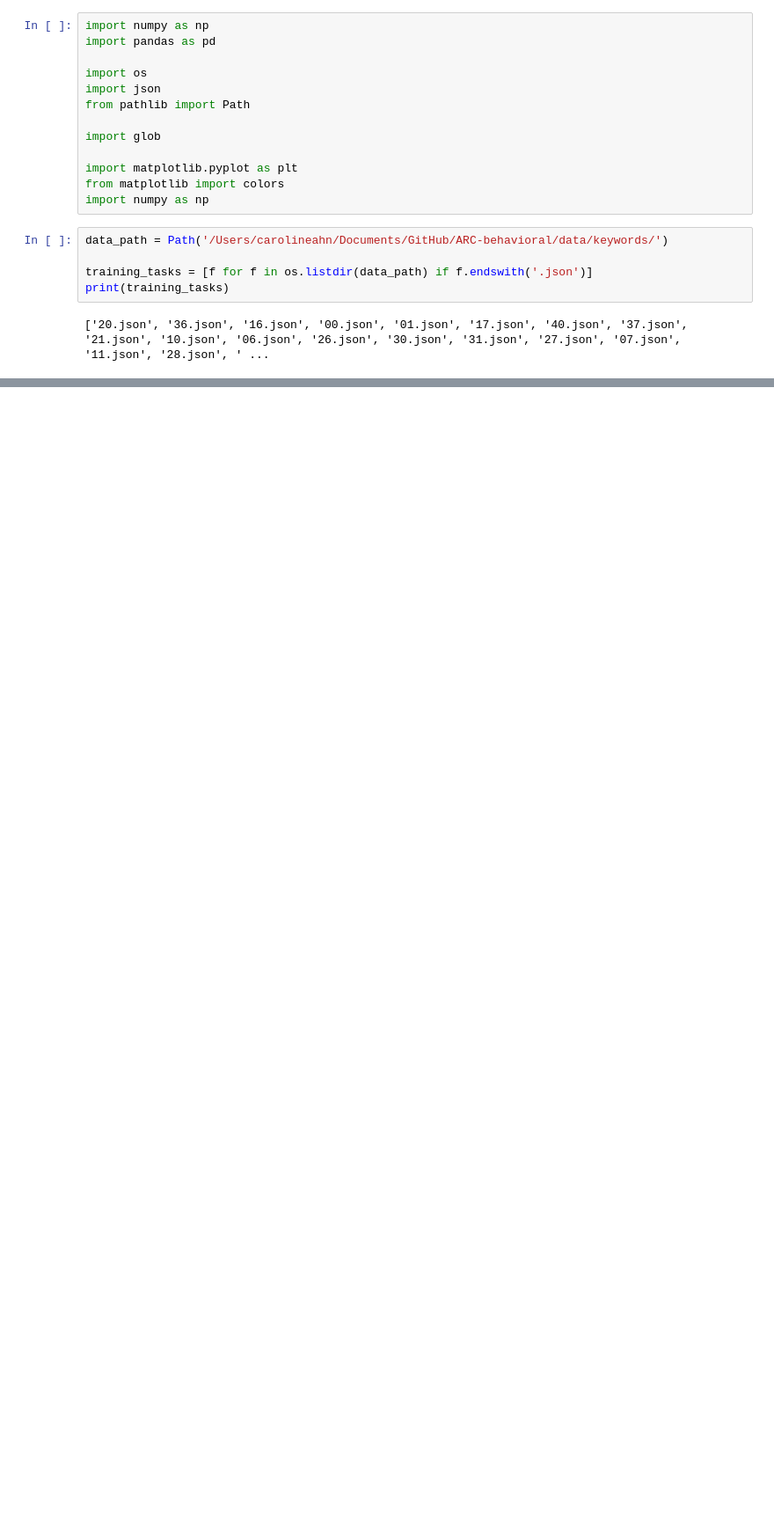
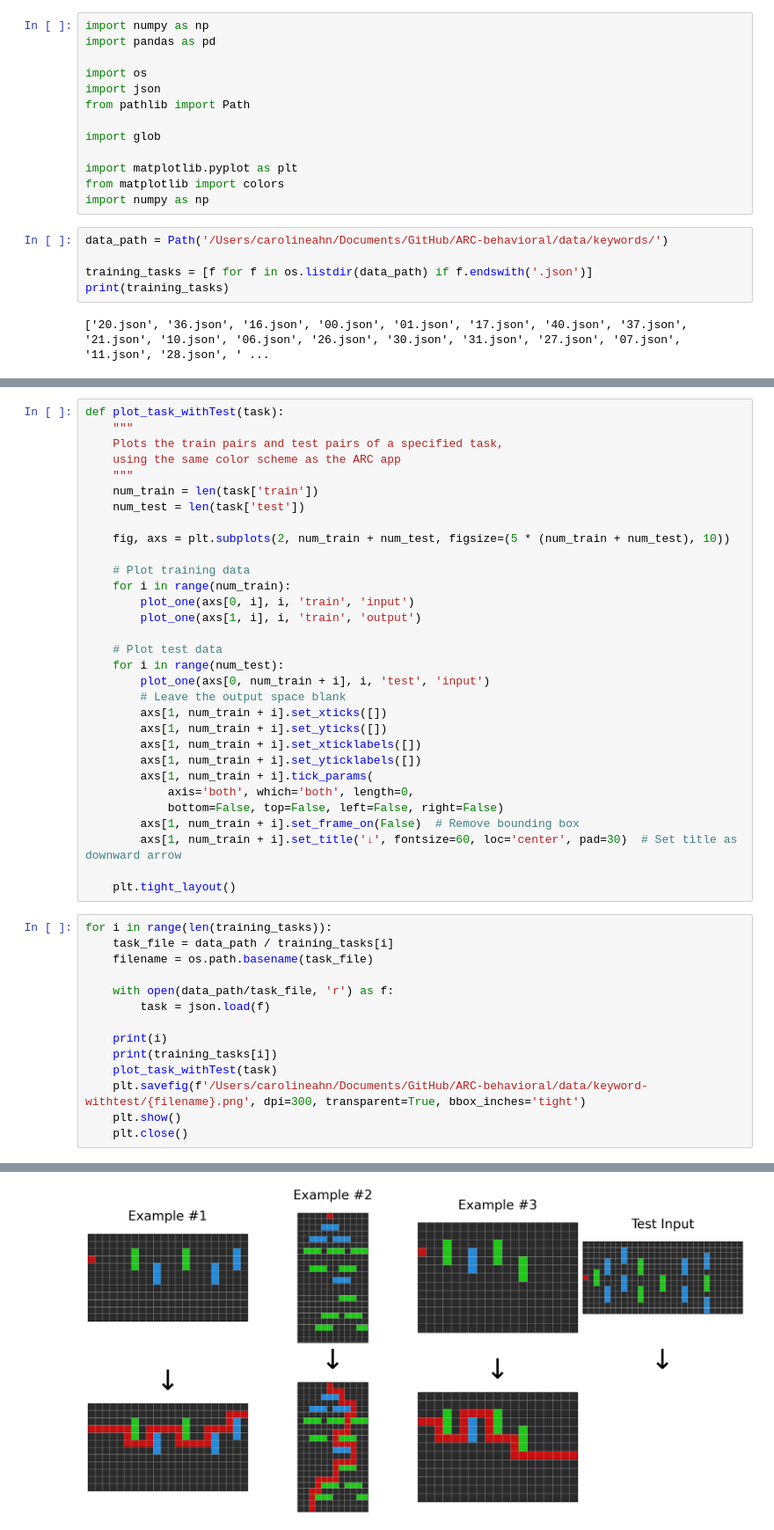
Before and after one commit to ahn-cj/ARC-behavioral, a Jupyter notebook: data/visualize-examples_keyword-tasks.ipynb, the cells around one changed output, grey strips where cells are left out. Shown at 88% size. Cells and saved outputs as stored; diff of their text form; blank space fills up the shorter version.

Commit message:
new example images
1) created new example images for keyword selection task (now includes test input)

2) fixed tasks 05.json and 10.json to only have one pair of test input-output

```diff
--- a/data/visualize-examples_keyword-tasks.ipynb
+++ b/data/visualize-examples_keyword-tasks.ipynb
@@ -89,0 +92,46 @@ for i in range(len(training_tasks)):
+# %%
+def plot_task_withTest(task):
+    """
+    Plots the train pairs and test pairs of a specified task,
+    using the same color scheme as the ARC app
+    """
+    num_train = len(task['train'])
+    num_test = len(task['test'])
+
+    fig, axs = plt.subplots(2, num_train + num_test, figsize=(5 * (num_train + num_test), 10))
+
+    # Plot training data
+    for i in range(num_train):
+        plot_one(axs[0, i], i, 'train', 'input')
+        plot_one(axs[1, i], i, 'train', 'output')
+
+    # Plot test data
+    for i in range(num_test):
+        plot_one(axs[0, num_train + i], i, 'test', 'input')
+        # Leave the output space blank
+        axs[1, num_train + i].set_xticks([])
+        axs[1, num_train + i].set_yticks([])
+        axs[1, num_train + i].set_xticklabels([])
+        axs[1, num_train + i].set_yticklabels([])
+        axs[1, num_train + i].tick_params(
+            axis='both', which='both', length=0,
+            bottom=False, top=False, left=False, right=False)
+        axs[1, num_train + i].set_frame_on(False)  # Remove bounding box
+        axs[1, num_train + i].set_title('↓', fontsize=60, loc='center', pad=30)  # Set title as downward arrow
+
+    plt.tight_layout()
+# %%
+for i in range(len(training_tasks)):
+    task_file = data_path / training_tasks[i]
+    filename = os.path.basename(task_file)
+
+    with open(data_path/task_file, 'r') as f:
+        task = json.load(f)
+
+    print(i)
+    print(training_tasks[i])
+    plot_task_withTest(task)
+    plt.savefig(f'/Users/carolineahn/Documents/GitHub/ARC-behavioral/data/keyword-withtest/{filename}.png', dpi=300, transparent=True, bbox_inches='tight')
+    plt.show()
+    plt.close()
+# %% [output]
@@ -89,0 +140 @@ for i in range(len(training_tasks)):
+[figure, added]
```
Also changed, not shown: parts of 3 cells of this notebook, 43 other files.
